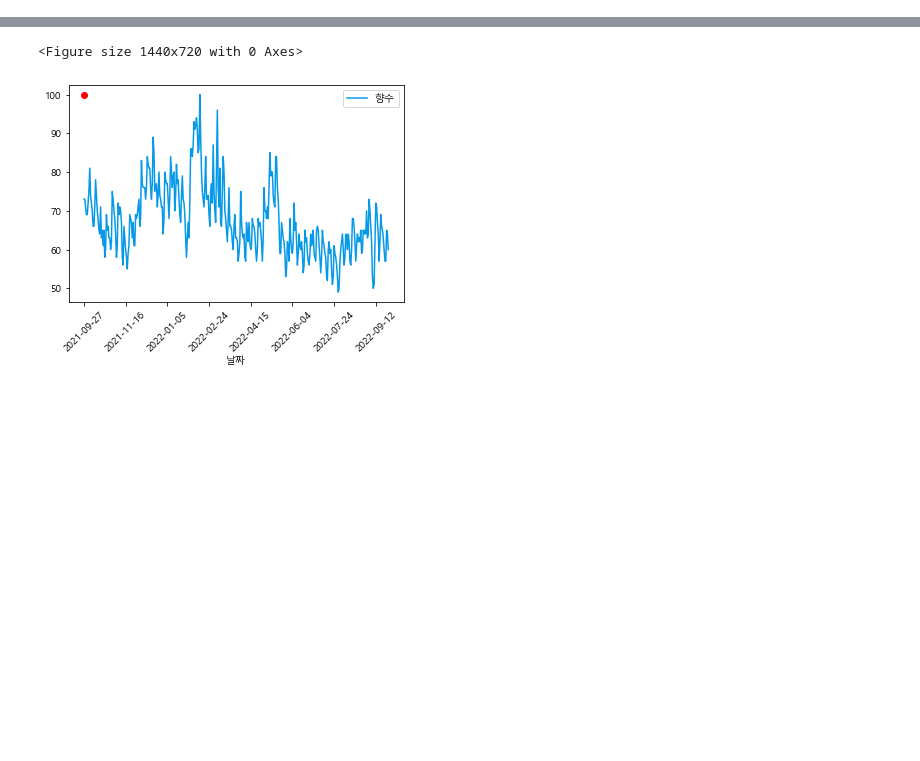
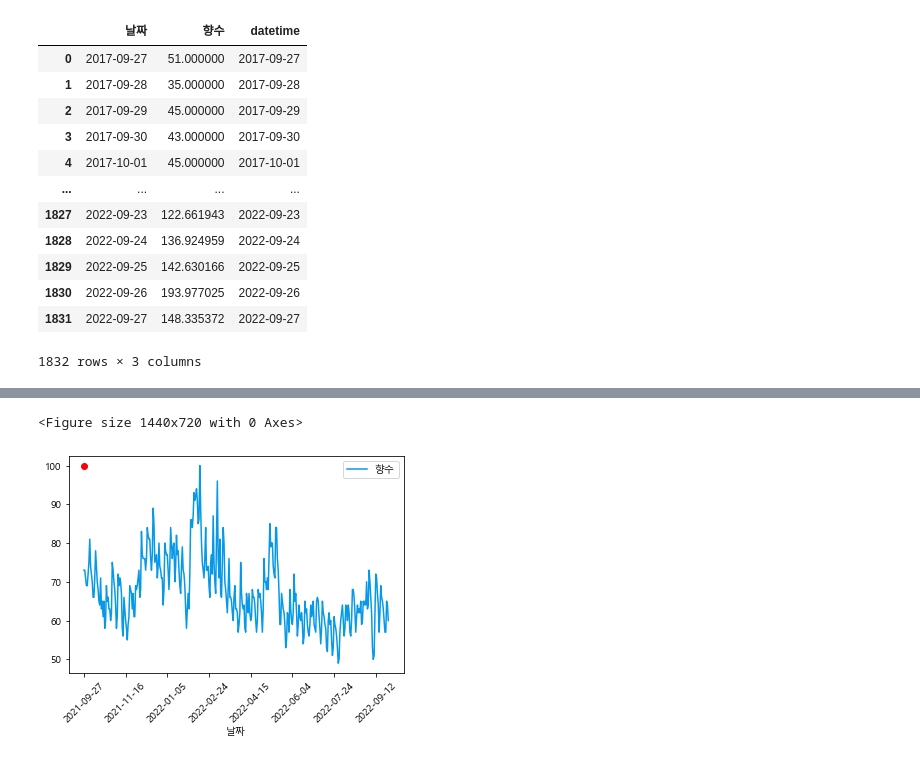
Before and after one commit to JJongSSu/Study, a Jupyter notebook: Teamproject/first/2일차/trend.ipynb, the cells around one changed output, grey strips where cells are left out. Drawn from its saved outputs; the diff is of its cells as text; code cells hidden in the pictures; blank space fills up the shorter version.

```diff
--- a/Teamproject/first/2일차/trend.ipynb
+++ b/Teamproject/first/2일차/trend.ipynb
@@ -18,0 +91,3 @@ warnings.filterwarnings('ignore')
+# %%
+a3.향수 = (a3.향수 * 100.533333) / 46
+a3
@@ -18,0 +180,17 @@ warnings.filterwarnings('ignore')
+# %%
+sum_click['datetime'] = pd.to_datetime(sum_click['날짜'])
+sum_click
+# %% [output]
+|  | 날짜 | 향수 | datetime |
+| 0 | 2017-09-27 | 51.000000 | 2017-09-27 |
+| 1 | 2017-09-28 | 35.000000 | 2017-09-28 |
+| 2 | 2017-09-29 | 45.000000 | 2017-09-29 |
+| 3 | 2017-09-30 | 43.000000 | 2017-09-30 |
+| 4 | 2017-10-01 | 45.000000 | 2017-10-01 |
+| ... | ... | ... | ... |
+| 1827 | 2022-09-23 | 122.661943 | 2022-09-23 |
+| 1828 | 2022-09-24 | 136.924959 | 2022-09-24 |
+| 1829 | 2022-09-25 | 142.630166 | 2022-09-25 |
+| 1830 | 2022-09-26 | 193.977025 | 2022-09-26 |
+| 1831 | 2022-09-27 | 148.335372 | 2022-09-27 |
+1832 rows × 3 columns
```
Also changed, not shown: parts of 19 cells of this notebook, 11 other files.
